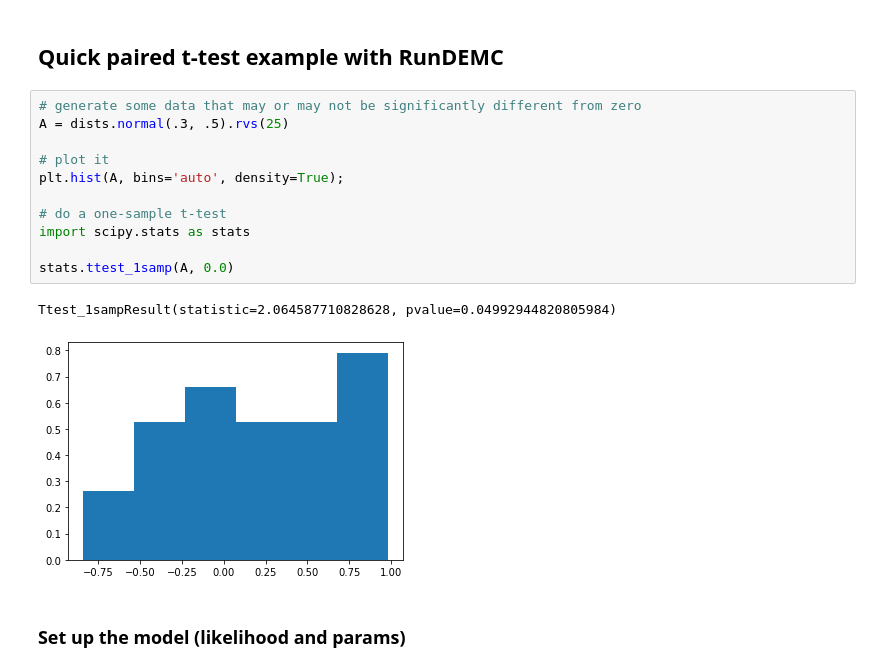
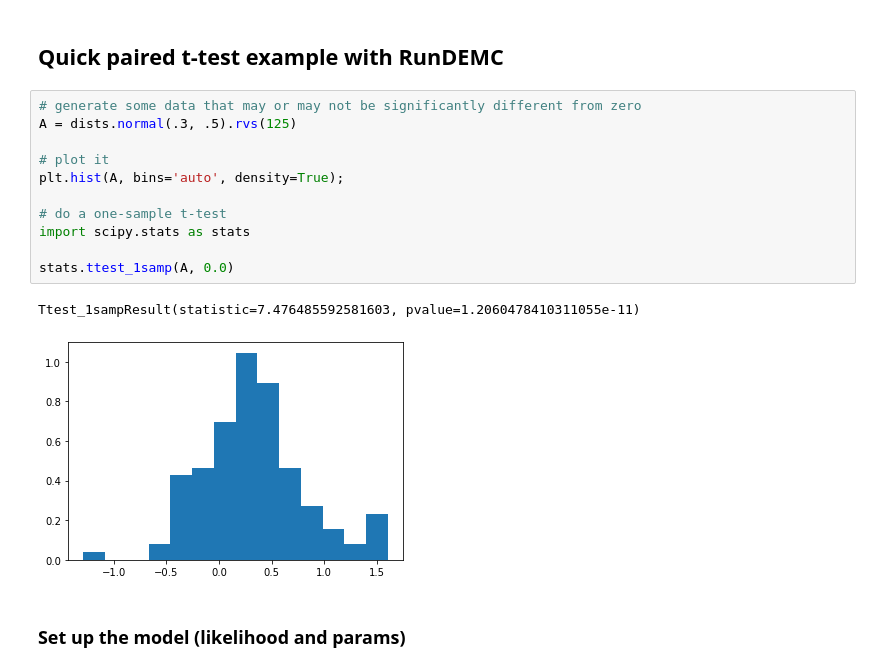
Before and after one commit to compmem/QuantCog, a Jupyter notebook: notebooks/05_Bayesian_Data_Analysis.ipynb, the cells around one changed output. Drawn from its saved outputs; the diff is of its cells as text.

```diff
--- a/notebooks/05_Bayesian_Data_Analysis.ipynb
+++ b/notebooks/05_Bayesian_Data_Analysis.ipynb
@@ -124,18 +140,18 @@ plt.plot(x, dists.normal(-.5, 0.5).pdf(x), '-', lw=3)
 ## Quick paired t-test example with RunDEMC
 # %%
 # generate some data that may or may not be significantly different from zero
-A = dists.normal(.3, .5).rvs(25)
+A = dists.normal(.3, .5).rvs(125)
 
 # plot it
 plt.hist(A, bins='auto', density=True);
 
 # do a one-sample t-test
 import scipy.stats as stats
 
 stats.ttest_1samp(A, 0.0)
 # %% [output]
-Ttest_1sampResult(statistic=2.064587710828628, pvalue=0.04992944820805984)
+Ttest_1sampResult(statistic=7.476485592581603, pvalue=1.2060478410311055e-11)
-[figure, old version]
+[figure, new version]
 # %% [markdown]
 ### Set up the model (likelihood and params)
 # %%
```
Also changed, not shown: parts of 35 cells of this notebook.
